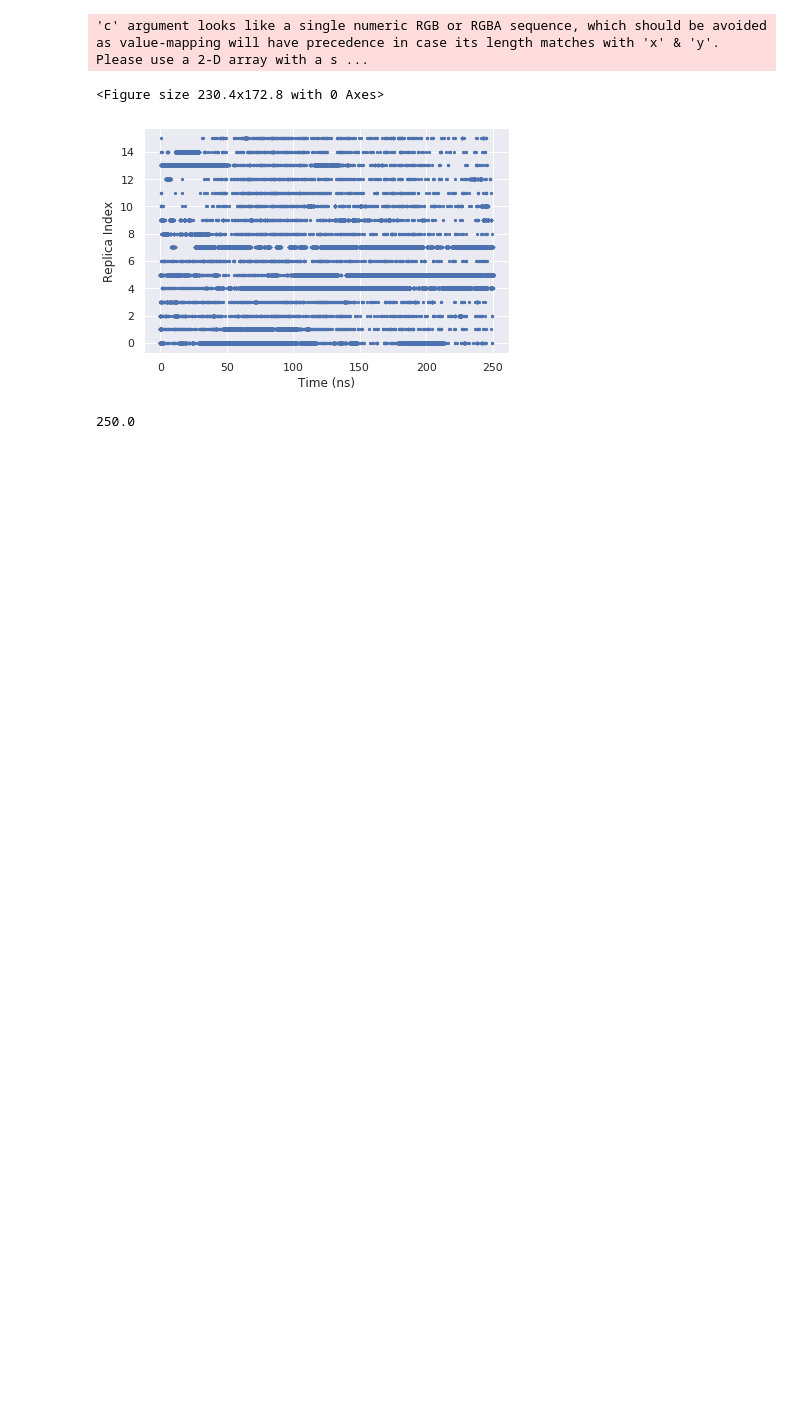
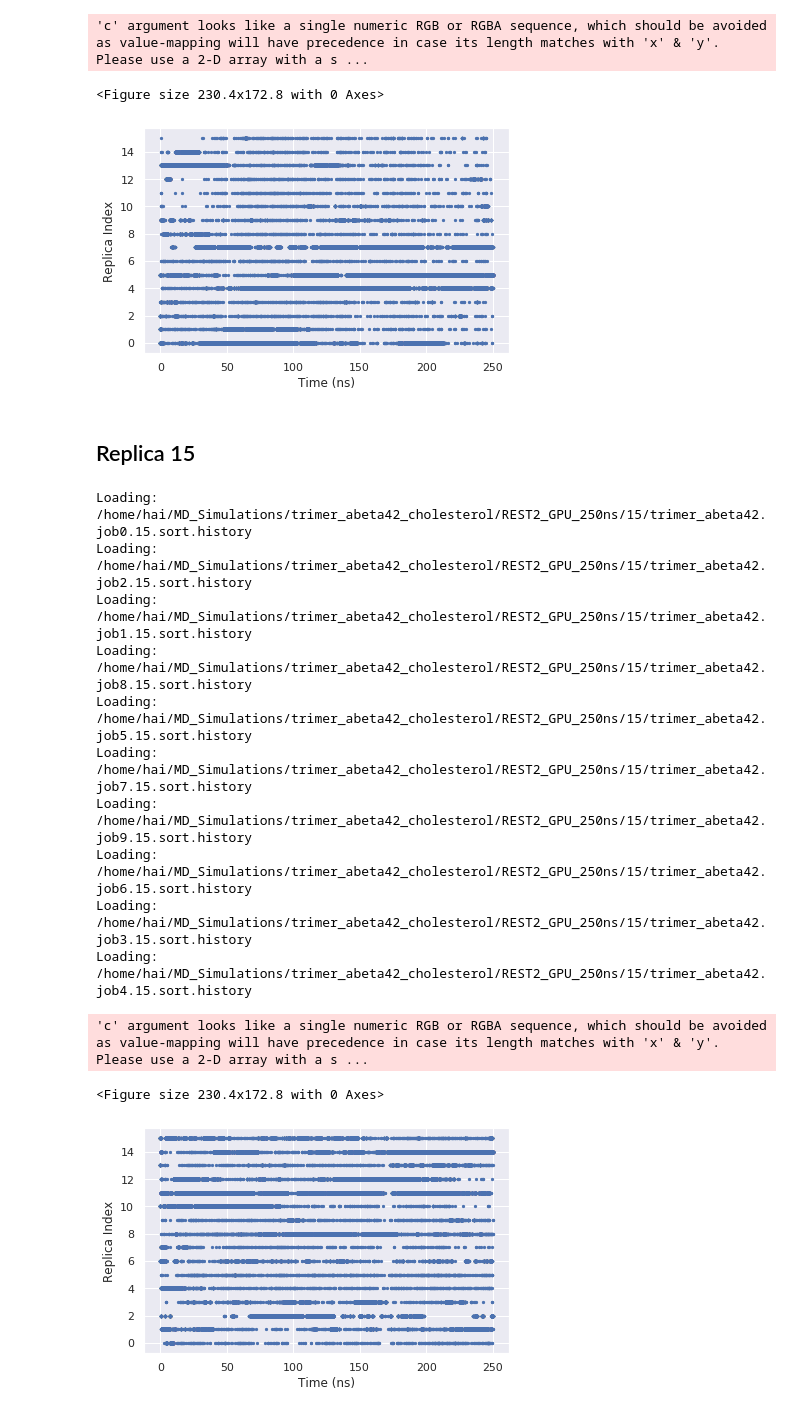
Before and after one commit to nguyentrunghai/REST2_MD_Simulations, a Jupyter notebook: replica_travel.ipynb, the cells around one changed output. Cells and saved outputs as stored; diff of their text form; code cells hidden in the pictures; blank space fills up the shorter version.

Commit message:
plot replica travel  for replica 15

```diff
--- a/replica_travel.ipynb
+++ b/replica_travel.ipynb
@@ -75,7 +77,3 @@ Loading: /home/hai/MD_Simulations/trimer_abeta42_cholesterol/REST2_GPU_250ns/0/t
 'c' argument looks like a single numeric RGB or RGBA sequence, which should be avoided as value-mapping will have precedence in case its length matches with 'x' & 'y'.  Please use a 2-D array with a s ...
 <Figure size 230.4x172.8 with 0 Axes>
 [figure]
-# %%
-(df["timestep"]*2e-6).max()
-# %% [output]
-250.0
@@ -83,0 +80,53 @@ dt.plot?
+# %% [markdown]
+## Replica 15
+# %%
+np.random.seed(42)
+
+df = load_history_files(os.path.join(DATA_DIR, "15"), filename_match="trimer_abeta42.job*.sort.history")
+df["timestep"] = df["timestep"]*2e-6
+df["code"] = np.random.choice(list(range(256)), size=df_0.shape[0])
+
+
+from_idx = 14
+go_to_list = [15, 13, 10, 8, 9, 5, 4, 1, 0]
+for i, go_to in enumerate(go_to_list):
+    df.loc[(df["code"] == i) & (df["replica_idx"] == from_idx), "replica_idx"] = go_to
+
+
+from_idx = 11
+go_to_list = [0, 1, 2, 3, 4, 5, 6, 7, 8, 9, 10, 12, 13, 14, 15]
+for i, go_to in enumerate(go_to_list):
+    df.loc[(df["code"] == i) & (df["replica_idx"] == from_idx), "replica_idx"] = go_to
+
+
+from_idx = 10
+go_to_list = [8, 8, 8]
+for i, go_to in enumerate(go_to_list):
+    df.loc[(df["code"] == i) & (df["replica_idx"] == from_idx), "replica_idx"] = go_to
+
+
+from_idx = 2
+go_to_list = [ 3, 4, 5, 6, 7, 9, 10, 11, 12, 13, 14, 15]
+for i, go_to in enumerate(go_to_list):
+    df.loc[(df["code"] == i) & (df["replica_idx"] == from_idx), "replica_idx"] = go_to
+
+plt.figure(figsize=(3.2, 3.2*6/8))
+df.plot(kind="scatter", x="timestep", y="replica_idx", marker=".")
+plt.xlabel("Time (ns)")
+plt.ylabel("Replica Index")
+plt.tight_layout()
+plt.savefig("coordinate_exchange_replica_15.pdf", dpi=300)
+# %% [output]
+Loading: /home/hai/MD_Simulations/trimer_abeta42_cholesterol/REST2_GPU_250ns/15/trimer_abeta42.job0.15.sort.history
+Loading: /home/hai/MD_Simulations/trimer_abeta42_cholesterol/REST2_GPU_250ns/15/trimer_abeta42.job2.15.sort.history
+Loading: /home/hai/MD_Simulations/trimer_abeta42_cholesterol/REST2_GPU_250ns/15/trimer_abeta42.job1.15.sort.history
+Loading: /home/hai/MD_Simulations/trimer_abeta42_cholesterol/REST2_GPU_250ns/15/trimer_abeta42.job8.15.sort.history
+Loading: /home/hai/MD_Simulations/trimer_abeta42_cholesterol/REST2_GPU_250ns/15/trimer_abeta42.job5.15.sort.history
+Loading: /home/hai/MD_Simulations/trimer_abeta42_cholesterol/REST2_GPU_250ns/15/trimer_abeta42.job7.15.sort.history
+Loading: /home/hai/MD_Simulations/trimer_abeta42_cholesterol/REST2_GPU_250ns/15/trimer_abeta42.job9.15.sort.history
+Loading: /home/hai/MD_Simulations/trimer_abeta42_cholesterol/REST2_GPU_250ns/15/trimer_abeta42.job6.15.sort.history
+Loading: /home/hai/MD_Simulations/trimer_abeta42_cholesterol/REST2_GPU_250ns/15/trimer_abeta42.job3.15.sort.history
+Loading: /home/hai/MD_Simulations/trimer_abeta42_cholesterol/REST2_GPU_250ns/15/trimer_abeta42.job4.15.sort.history
+'c' argument looks like a single numeric RGB or RGBA sequence, which should be avoided as value-mapping will have precedence in case its length matches with 'x' & 'y'.  Please use a 2-D array with a s ...
+<Figure size 230.4x172.8 with 0 Axes>
+[figure, added]
```
Also changed, not shown: parts of 2 cells of this notebook.
